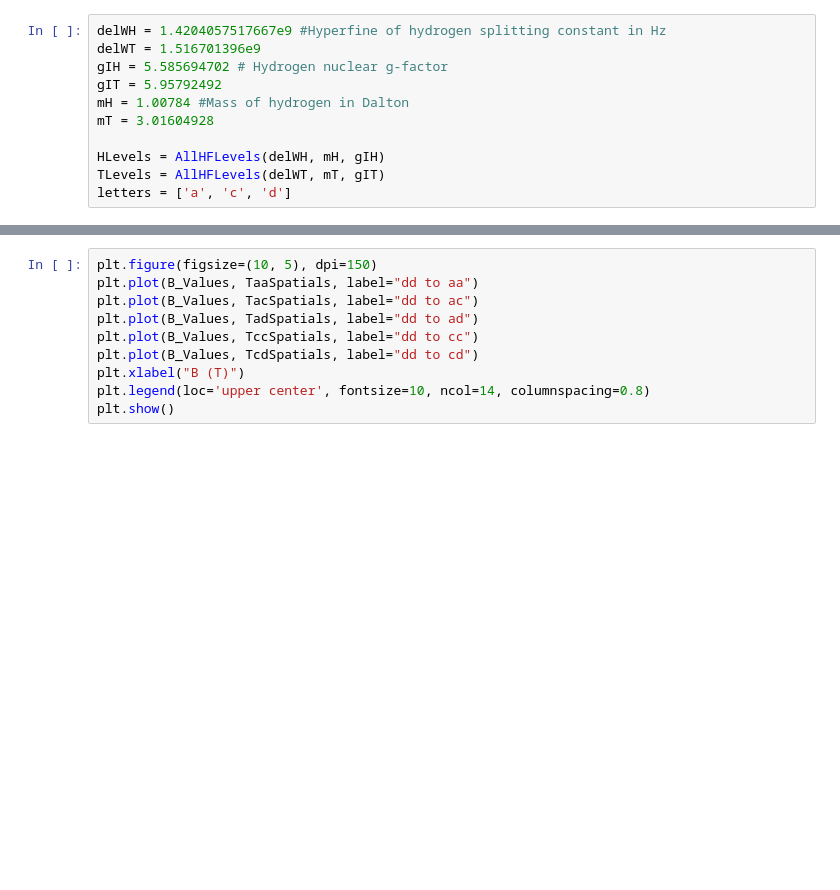
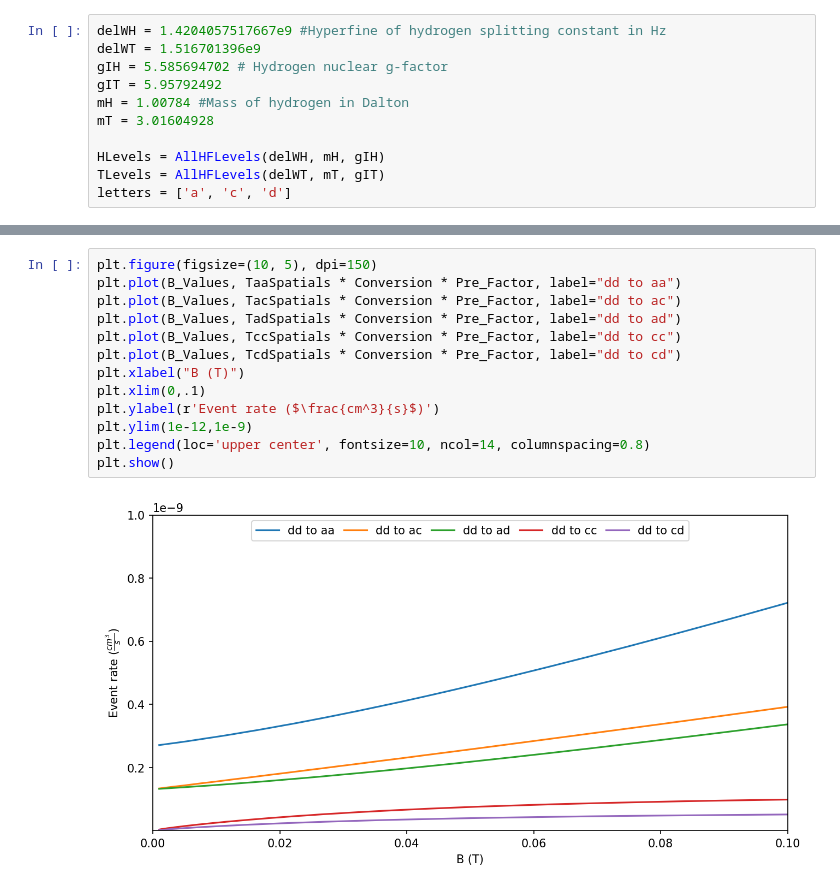
Before and after one commit to UTA-NURES/AtomicCrossSections, a Jupyter notebook: Distance_inveV.ipynb, the cells around one changed output, grey strips where cells are left out. Saved outputs shown, nothing was run; the diff lists cells and outputs as text; blank space fills up the shorter version.

```diff
--- a/Distance_inveV.ipynb
+++ b/Distance_inveV.ipynb
@@ -278,13 +280,18 @@ TypeError: ufunc 'bitwise_xor' not supported for the input types, and the inputs
 # %%
 plt.figure(figsize=(10, 5), dpi=150)
-plt.plot(B_Values, TaaSpatials, label="dd to aa")
-plt.plot(B_Values, TacSpatials, label="dd to ac")
-plt.plot(B_Values, TadSpatials, label="dd to ad")
-plt.plot(B_Values, TccSpatials, label="dd to cc")
-plt.plot(B_Values, TcdSpatials, label="dd to cd")
+plt.plot(B_Values, TaaSpatials * Conversion * Pre_Factor, label="dd to aa")
+plt.plot(B_Values, TacSpatials * Conversion * Pre_Factor, label="dd to ac")
+plt.plot(B_Values, TadSpatials * Conversion * Pre_Factor, label="dd to ad")
+plt.plot(B_Values, TccSpatials * Conversion * Pre_Factor, label="dd to cc")
+plt.plot(B_Values, TcdSpatials * Conversion * Pre_Factor, label="dd to cd")
 plt.xlabel("B (T)")
+plt.xlim(0,.1)
+plt.ylabel(r'Event rate ($\frac{cm^3}{s}$)')
+plt.ylim(1e-12,1e-9)
 plt.legend(loc='upper center', fontsize=10, ncol=14, columnspacing=0.8)
 plt.show()
+# %% [output]
+[figure, added]
 # %%
 plt.figure(figsize=(10, 5), dpi=150)
 plt.plot(B_Values, TaaSpatials / HaaSpatials, label="dd to aa")
```
Also changed, not shown: parts of 5 cells of this notebook.
